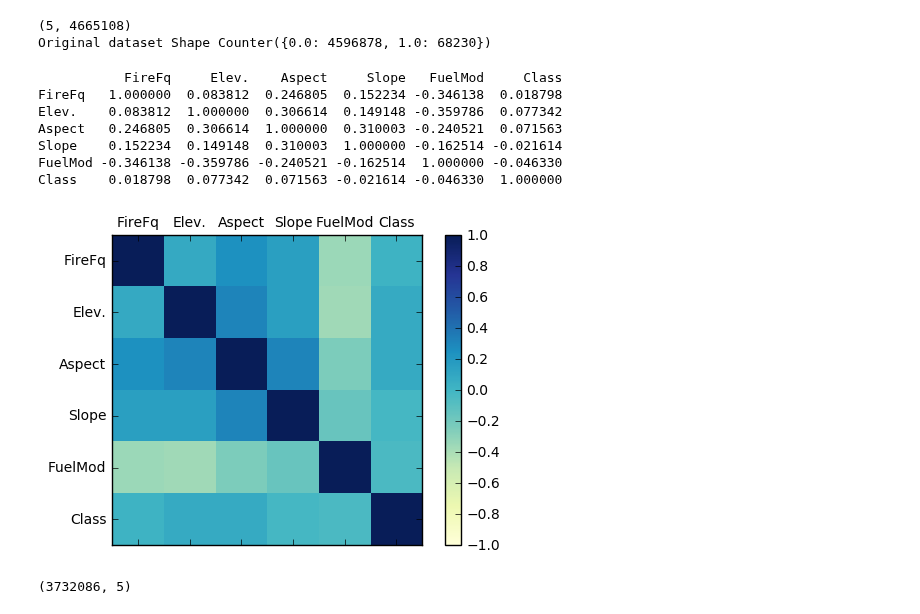
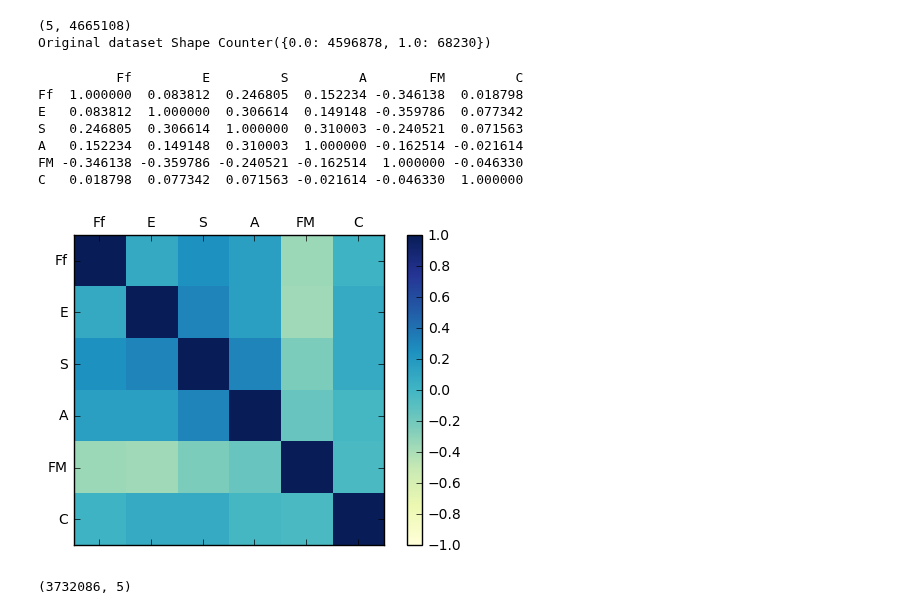
Before and after one commit to SKhatter/Analyzing-and-Predicting-Wildfires, a Jupyter notebook: code/classifiers/UsingRandomForests.ipynb, the cells around one changed output. Saved outputs shown, nothing was run; the diff lists cells and outputs as text; code cells hidden in the pictures.

```diff
--- a/code/classifiers/UsingRandomForests.ipynb
+++ b/code/classifiers/UsingRandomForests.ipynb
@@ -116,30 +116,30 @@ print('Original dataset Shape {}'.format(Counter(y)))
 (5, 4665108)
 Original dataset Shape Counter({0.0: 4596878, 1.0: 68230})
 # %%
-names = ['FireFq','Elev.', 'Aspect', 'Slope','FuelMod','Class']
+names = ['Ff','E', 'S','A','FM','C']
 X_pd = pd.DataFrame(X, columns=names[0:5])
-X_pd['Class'] = y
+X_pd['C'] = y
 correlations = X_pd.corr()
 print(correlations)
 fig = plt.figure()
 ax = fig.add_subplot(111)
 cax = ax.matshow(correlations, cmap='YlGnBu', vmin=-1, vmax=1)
 fig.colorbar(cax)
 ticks = np.arange(0,6,1)
 ax.set_xticks(ticks)
 ax.set_yticks(ticks)
 ax.set_xticklabels(names)
 ax.set_yticklabels(names)
 plt.show()
 # %% [output]
-           FireFq     Elev.    Aspect     Slope   FuelMod     Class
-FireFq   1.000000  0.083812  0.246805  0.152234 -0.346138  0.018798
-Elev.    0.083812  1.000000  0.306614  0.149148 -0.359786  0.077342
-Aspect   0.246805  0.306614  1.000000  0.310003 -0.240521  0.071563
-Slope    0.152234  0.149148  0.310003  1.000000 -0.162514 -0.021614
-FuelMod -0.346138 -0.359786 -0.240521 -0.162514  1.000000 -0.046330
-Class    0.018798  0.077342  0.071563 -0.021614 -0.046330  1.000000
+          Ff         E         S         A        FM         C
+Ff  1.000000  0.083812  0.246805  0.152234 -0.346138  0.018798
+E   0.083812  1.000000  0.306614  0.149148 -0.359786  0.077342
+S   0.246805  0.306614  1.000000  0.310003 -0.240521  0.071563
+A   0.152234  0.149148  0.310003  1.000000 -0.162514 -0.021614
+FM -0.346138 -0.359786 -0.240521 -0.162514  1.000000 -0.046330
+C   0.018798  0.077342  0.071563 -0.021614 -0.046330  1.000000
-[figure, old version]
+[figure, new version]
 # %%
 #creating test set and training set  using train_test_split
 #Split arrays or matrices into random train and test subsets in ratios 80:20
```
